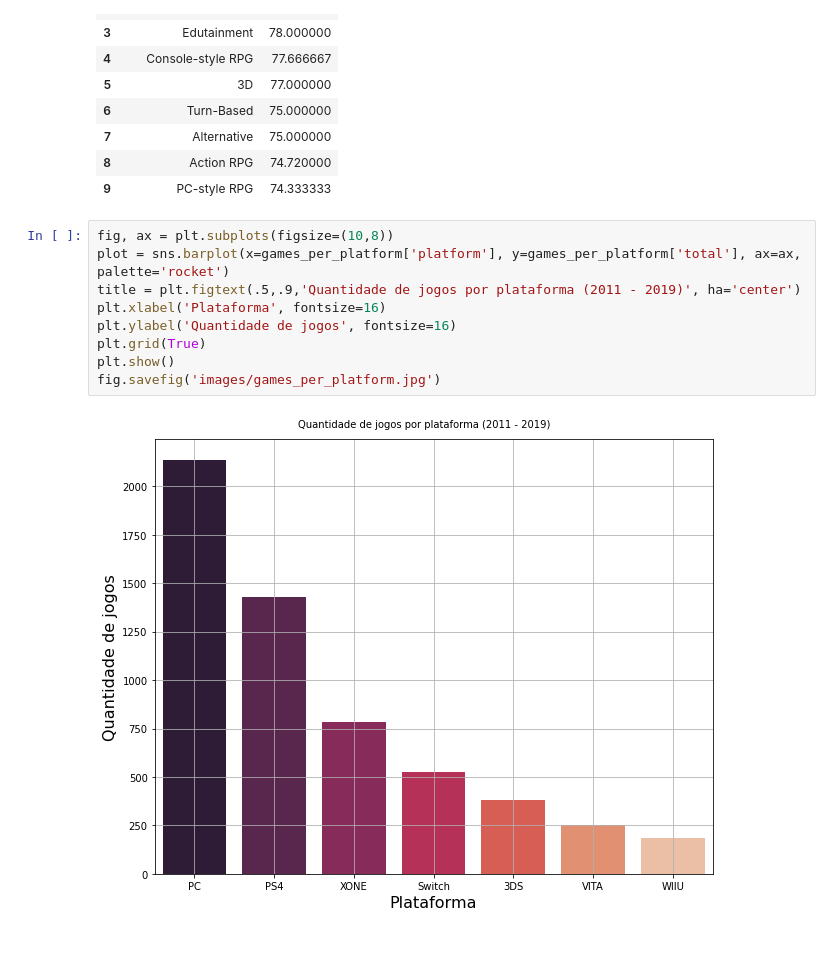
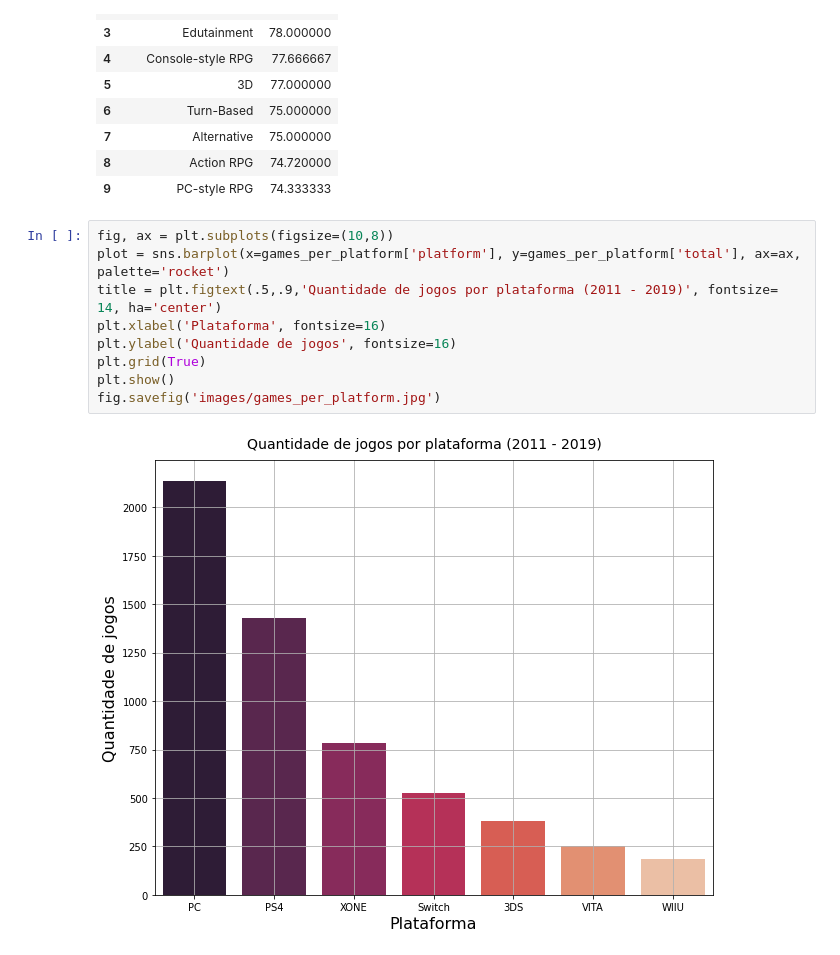
Before and after one commit to guilhermesam/data-science, a Jupyter notebook: projects/metacritic-2011_2019/data_visualization.ipynb, the cells around one changed output. Drawn from its saved outputs; the diff is of its cells as text.

```diff
--- a/projects/metacritic-2011_2019/data_visualization.ipynb
+++ b/projects/metacritic-2011_2019/data_visualization.ipynb
@@ -35,12 +35,12 @@ favorite_genres
 # %%
 fig, ax = plt.subplots(figsize=(10,8))
 plot = sns.barplot(x=games_per_platform['platform'], y=games_per_platform['total'], ax=ax, palette='rocket')
-title = plt.figtext(.5,.9,'Quantidade de jogos por plataforma (2011 - 2019)', ha='center')
+title = plt.figtext(.5,.9,'Quantidade de jogos por plataforma (2011 - 2019)', fontsize= 14, ha='center')
 plt.xlabel('Plataforma', fontsize=16)
 plt.ylabel('Quantidade de jogos', fontsize=16)
 plt.grid(True)
 plt.show()
 fig.savefig('images/games_per_platform.jpg')
 # %% [output]
-[figure, old version]
+[figure, new version]
 # %%
```
Also changed, not shown: parts of 1 cell of this notebook, 2 other files.
